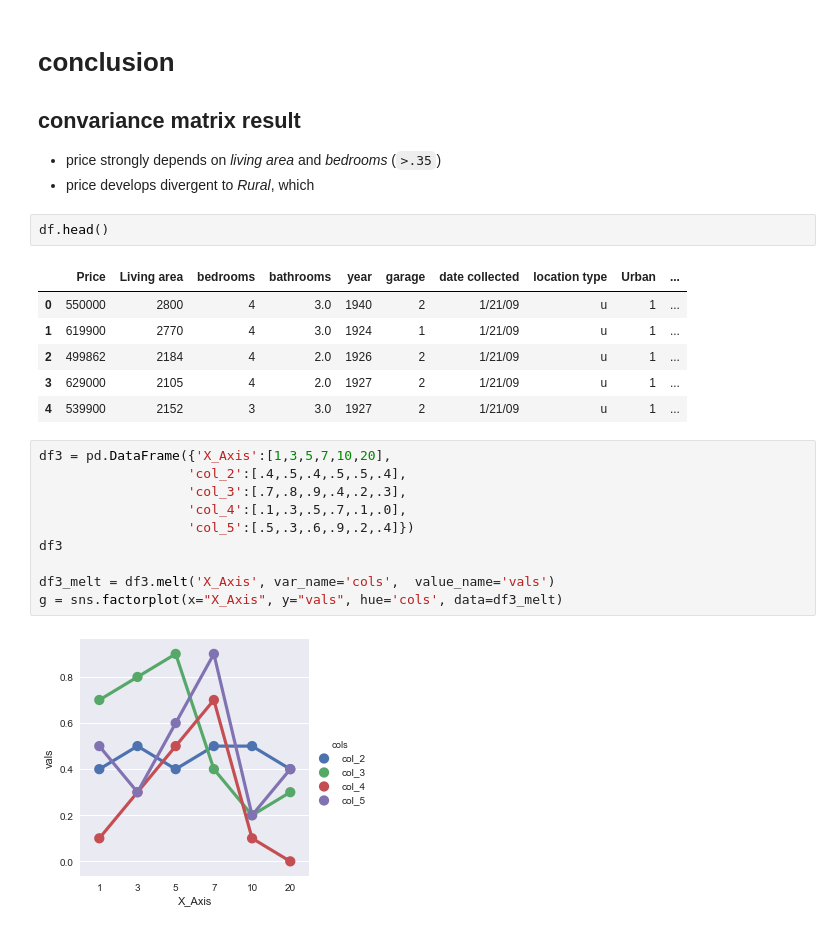
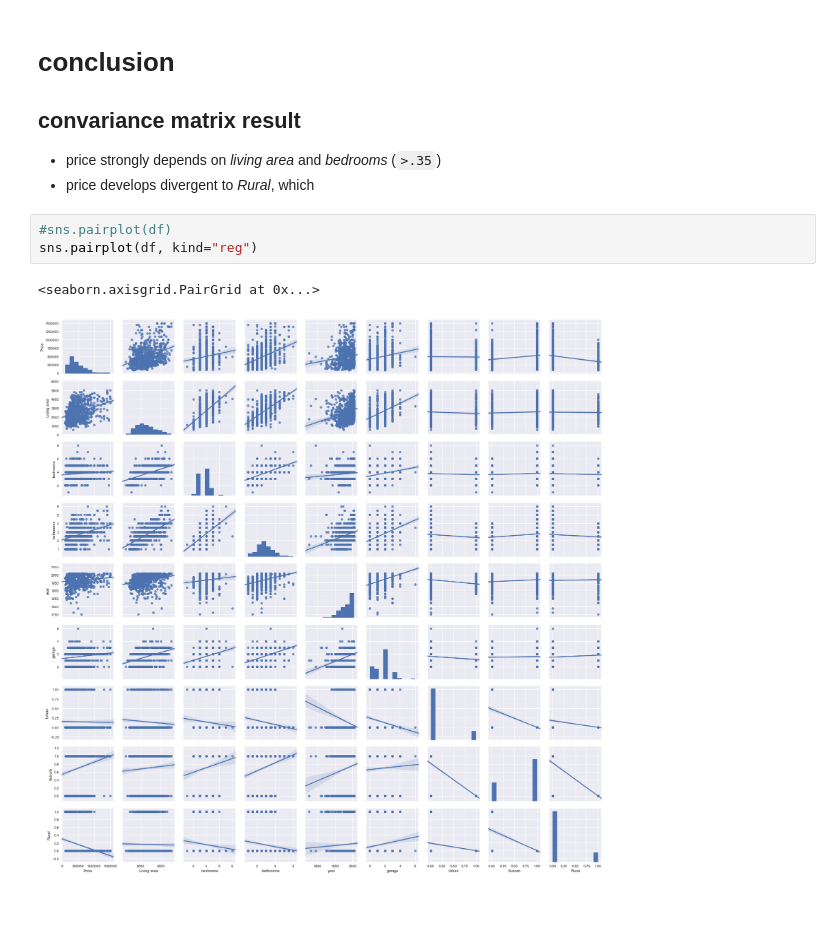
Before and after one commit to jank84/real_e, a Jupyter notebook: real estate.ipynb, the cells around one changed output. Saved outputs shown, nothing was run; the diff lists cells and outputs as text; blank space fills up the shorter version.

```diff
--- a/real estate.ipynb
+++ b/real estate.ipynb
@@ -85,24 +85,9 @@ sns.heatmap(data=correlation_matrix, annot=True)
 
 - price strongly depends on _living area_ and _bedrooms_ (`>.35`)
 - price develops divergent to _Rural_, which
-# %%
-df.head()
-# %% [output]
-|  | Price | Living area | bedrooms | bathrooms | year | garage | date collected | location type | Urban | ... |
-| 0 | 550000 | 2800 | 4 | 3.0 | 1940 | 2 | 1/21/09 | u | 1 | ... |
-| 1 | 619900 | 2770 | 4 | 3.0 | 1924 | 1 | 1/21/09 | u | 1 | ... |
-| 2 | 499862 | 2184 | 4 | 2.0 | 1926 | 2 | 1/21/09 | u | 1 | ... |
-| 3 | 629000 | 2105 | 4 | 2.0 | 1927 | 2 | 1/21/09 | u | 1 | ... |
-| 4 | 539900 | 2152 | 3 | 3.0 | 1927 | 2 | 1/21/09 | u | 1 | ... |
-# %%
-df3 = pd.DataFrame({'X_Axis':[1,3,5,7,10,20],
-                   'col_2':[.4,.5,.4,.5,.5,.4],
-                   'col_3':[.7,.8,.9,.4,.2,.3],
-                   'col_4':[.1,.3,.5,.7,.1,.0],
-                   'col_5':[.5,.3,.6,.9,.2,.4]})
-df3
-
-df3_melt = df3.melt('X_Axis', var_name='cols',  value_name='vals')
-g = sns.factorplot(x="X_Axis", y="vals", hue='cols', data=df3_melt)
-# %% [output]
-[figure, removed]
+# %%
+#sns.pairplot(df)
+sns.pairplot(df, kind="reg")
+# %% [output]
+<seaborn.axisgrid.PairGrid at 0x...>
+[figure, added]
```
Also changed, not shown: parts of 10 cells of this notebook.
